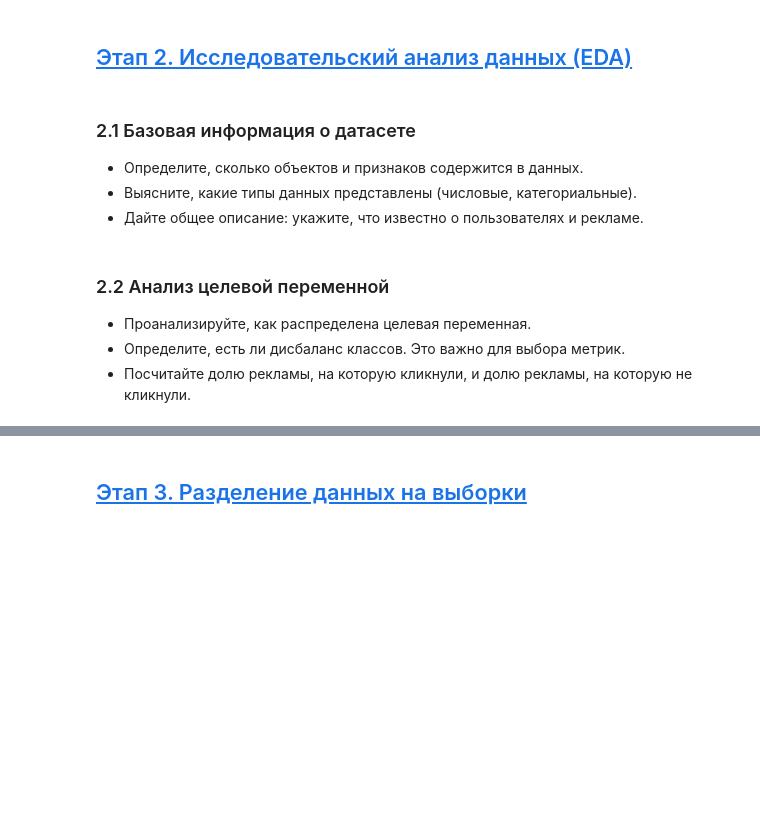
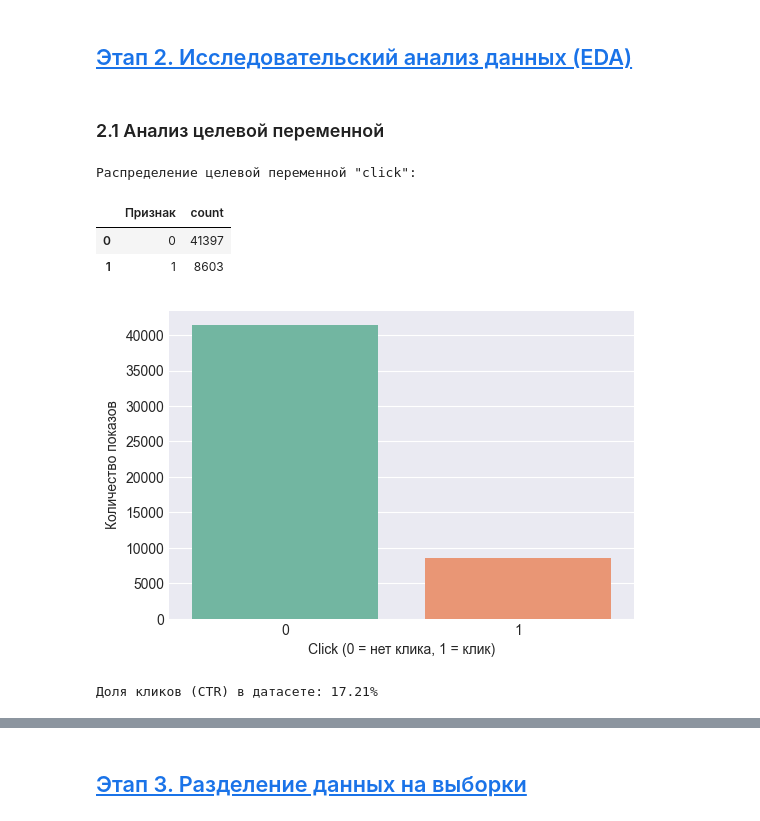
Before and after one commit to MEYakunin/Sprint12_CTR_prediction, a Jupyter notebook: Sprint12_CTR prediction.ipynb, the cells around one changed output, grey strips where cells are left out. Drawn from its saved outputs; the diff is of its cells as text; code cells hidden in the pictures; blank space fills up the shorter version.

```diff
--- a/Sprint12_CTR prediction.ipynb
+++ b/Sprint12_CTR prediction.ipynb
@@ -128,13 +127,29 @@ memory usage: 13.0 MB
 Все подготовительные действия выполнены, данные готовы к дальнейшему анализу.
 # %% [markdown]
 ## [Этап 2. Исследовательский анализ данных (EDA) <a id=2></a>](#content)
-# %% [markdown]
-### 2.1 Базовая информация о датасете
-- Определите, сколько объектов и признаков содержится в данных.
-- Выясните, какие типы данных представлены (числовые, категориальные).
-- Дайте общее описание: укажите, что известно о пользователях и рекламе.
 # %% [markdown]
-### 2.2 Анализ целевой переменной
-- Проанализируйте, как распределена целевая переменная.
-- Определите, есть ли дисбаланс классов. Это важно для выбора метрик.
-- Посчитайте долю рекламы, на которую кликнули, и долю рекламы, на которую не кликнули.
+### 2.1 Анализ целевой переменной
+# %%
+# Анализ распределения целевой переменной click
+print('Распределение целевой переменной "click":')
+display(df['click'].value_counts() \
+                .reset_index() \
+                .rename(columns={'click': 'Признак'}))
+
+plt.figure(figsize=(6,4))
+sns.countplot(data=df, x='click', hue='click', palette='Set2', legend=False)
+plt.xlabel('Click (0 = нет клика, 1 = клик)')
+plt.ylabel('Количество показов')
+plt.show()
+# %% [output]
+Распределение целевой переменной "click":
+|  | Признак | count |
+| 0 | 0 | 41397 |
+| 1 | 1 | 8603 |
+[figure, added]
+# %%
+# Дополнительно: посчитаем долю кликов в процентах
+click_rate = df['click'].mean() * 100
+print(f"\nДоля кликов (CTR) в датасете: {click_rate:.2f}%")
+# %% [output]
+Доля кликов (CTR) в датасете: 17.21%
```
Also changed, not shown: parts of 14 cells of this notebook.
